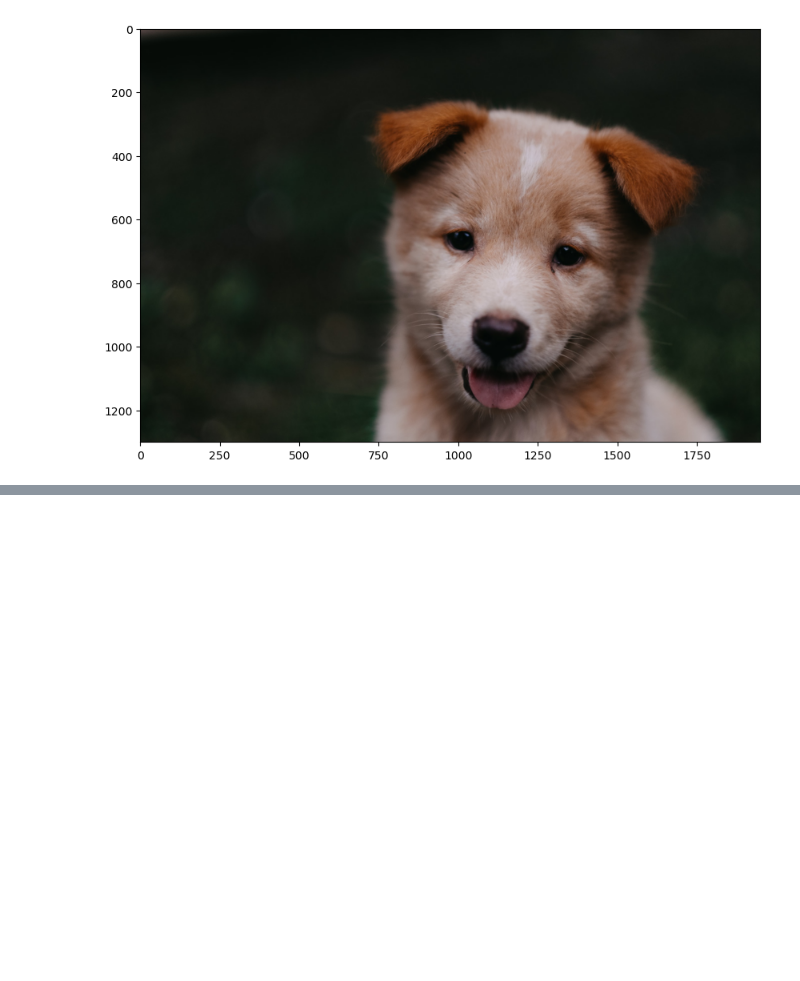
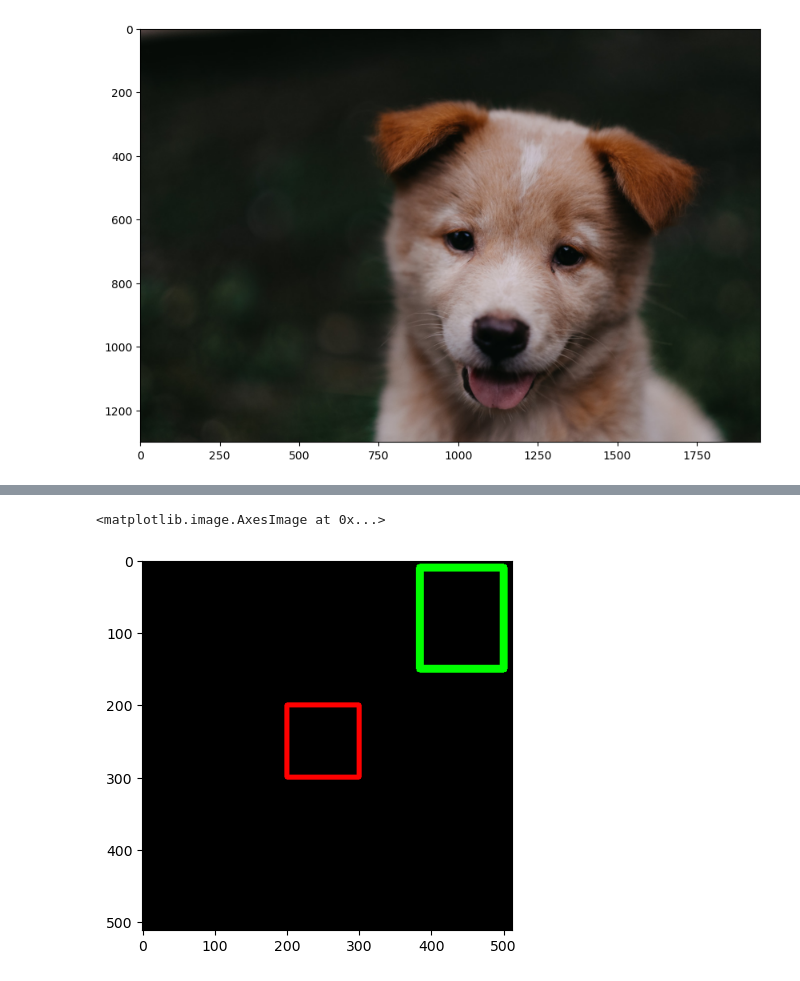
Before and after one commit to bimanjayaaji/improc-mlops-notebook, a Jupyter notebook: improc-course/cv_basics.ipynb, the cells around one changed output, grey strips where cells are left out. Cells and saved outputs as stored; diff of their text form; code cells hidden in the pictures; blank space fills up the shorter version.

```diff
--- a/improc-course/cv_basics.ipynb
+++ b/improc-course/cv_basics.ipynb
@@ -113,0 +187,5 @@ ax.imshow(fix_image)
+# %%
+plt.imshow(blank_img)
+# %% [output]
+<matplotlib.image.AxesImage at 0x...>
+[figure, added]
```
Also changed, not shown: parts of 37 cells of this notebook, 1 other file.
